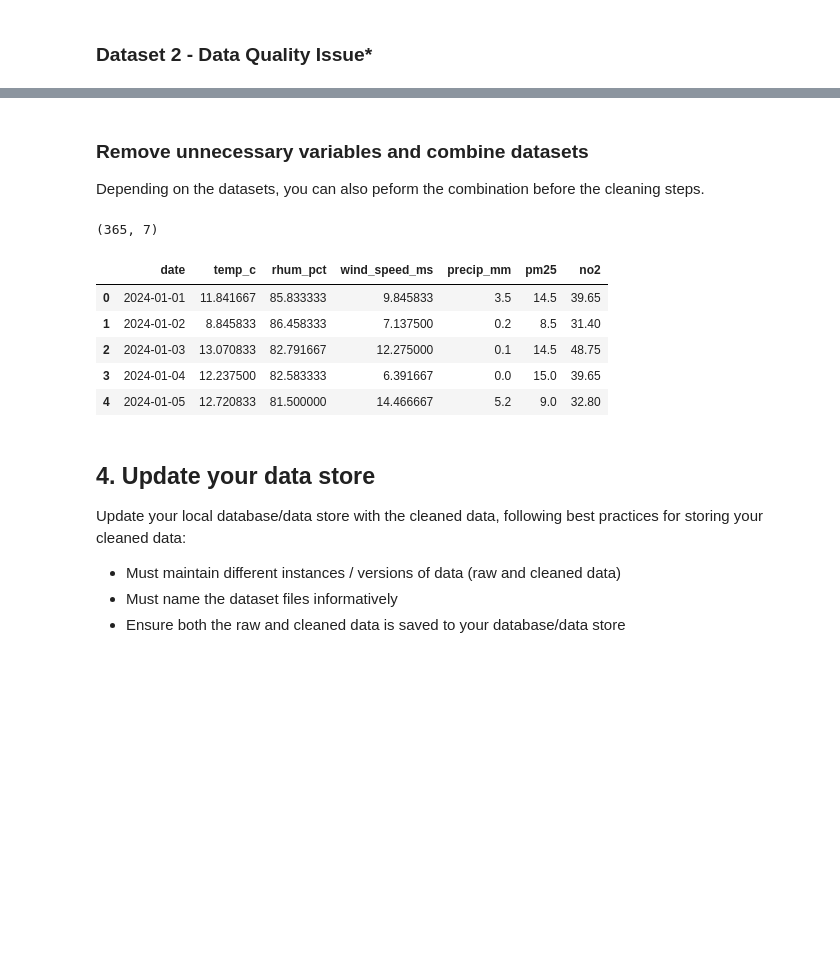
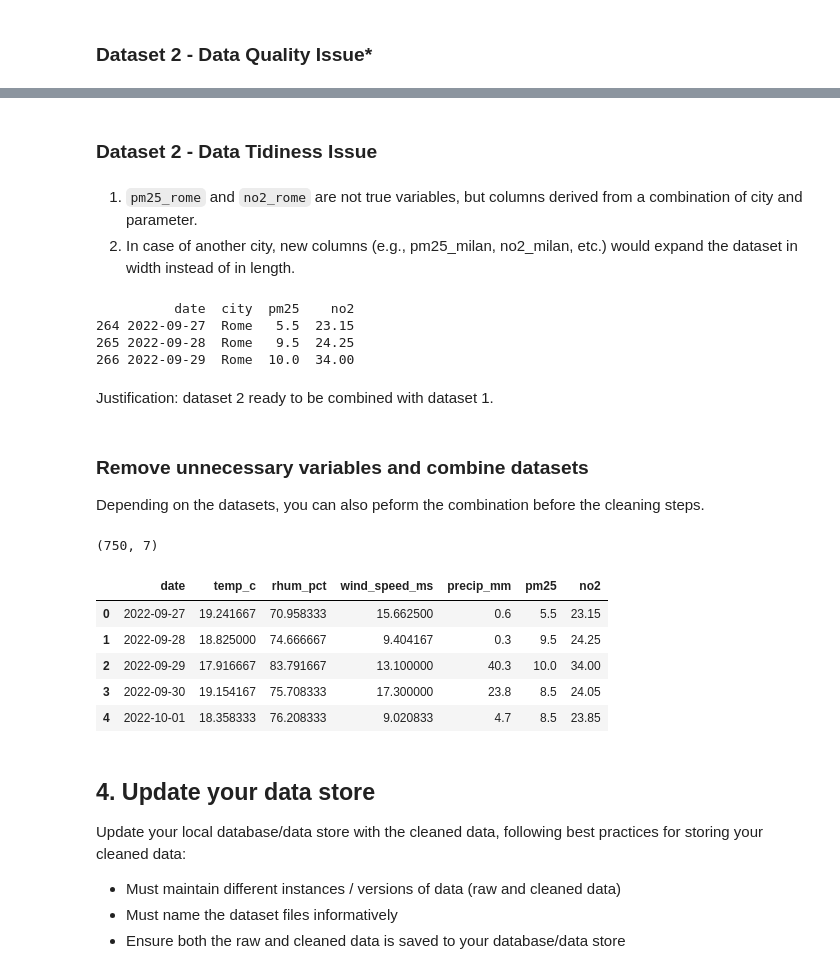
Before and after one commit to scarpl/Data_wrangling_with_python, a Jupyter notebook: data_wrangling_project_filled.ipynb, the cells around one changed output, grey strips where cells are left out. Saved outputs shown, nothing was run; the diff lists cells and outputs as text; code cells hidden in the pictures; blank space fills up the shorter version.

Commit message:
Added more years to  comply with the project requirements and to ensure a comprehensive dataset for analysis.

```diff
--- a/data_wrangling_project_filled.ipynb
+++ b/data_wrangling_project_filled.ipynb
@@ -56,9 +56,11 @@ from modules.openmeteo_weather import build_weather_daily
 weather_df_daily = build_weather_daily(
     lat=41.9028,
     lon=12.4964,
-    start="2024-01-01",
+    start="2022-01-01",
     end="2024-12-31",
+    timezone="Europe/Rome"
+)
 
-)
-weather_df_daily.head()
+print(weather_df_daily.head(3))
+print(weather_df_daily.tail(3))
 # %% [output]
@@ -81,8 +85,13 @@ weather_df_daily.head()
 from modules.openaq_loader import OpenAQClient, load_and_aggregate_from_openaq
 import pandas as pd
 
+# Import the air quality data into a DataFrame
+aq_daily_2022= pd.read_csv("data/raw/air_quality_rome_2022.csv")
+aq_daily_2023 = pd.read_csv("data/raw/air_quality_rome_2023.csv")
+aq_daily_2024 = pd.read_csv("data/raw/air_quality_rome_2024.csv")
 
-# Import the air quality data into a DataFrame
-aq_daily = pd.read_csv("data/raw/air_quality_rome_2024.csv")
-aq_daily.head()
+aq_daily= pd.concat([aq_daily_2022, aq_daily_2023, aq_daily_2024], ignore_index=True)
+
+print(aq_daily.head(3))
+print(aq_daily.tail(3))
 # %% [output]
@@ -293,6 +355,8 @@ Justification: since date will be used as key in the merge of Dataset 1 with Dat
 # Convert 'date' columns to datetime.date type
 daily_aq_df['date'] = pd.to_datetime(daily_aq_df['date'], errors='coerce', utc=True).dt.tz_convert(None).dt.normalize()
 
+daily_aq_df.dropna(subset=['pm25', 'no2'], inplace=True)
+
 daily_aq_df.info()
 # %% [output]
 <class 'pandas.core.frame.DataFrame'>
@@ -311,3 +381,20 @@ Justification: since date will be used as key in the merge of Dataset 1 with Dat
+# %% [markdown]
+### Dataset 2 - Data Tidiness Issue
+# %% [markdown]
+1. `pm25_rome` and `no2_rome` are not true variables, but columns derived from a combination of city and parameter.
+2. In case of another city, new columns (e.g., pm25_milan, no2_milan, etc.) would expand the dataset in width instead of in length.
+# %%
+# Remove the "_rome" suffix from the pollutant names
+daily_aq_df = daily_aq_df.rename(columns={"pm25_rome": "pm25", "no2_rome": "no2"})
+
+print(daily_aq_df.head(3))
+# %% [output]
+          date  city  pm25    no2
+264 2022-09-27  Rome   5.5  23.15
+265 2022-09-28  Rome   9.5  24.25
+266 2022-09-29  Rome  10.0  34.00
+# %% [markdown]
+Justification: dataset 2 ready to be combined with dataset 1.
 # %% [markdown]
 ### **Remove unnecessary variables and combine datasets**
 
@@ -315,20 +402,24 @@ Depending on the datasets, you can also peform the combination before the cleani
 # %%
 #Combine the datasets
 merged = daily_weather_df.merge(daily_aq_df, on="date", how="inner")
 
 # Remove the 'city' column from the merged DataFrame
 merged.drop(columns=["city"], inplace=True)
 
 print(merged.shape)
+assert merged.shape[0]
+
+merged.isna().sum()
+
 merged.head()
 # %% [output]
-(365, 7)
+(750, 7)
 |  | date | temp_c | rhum_pct | wind_speed_ms | precip_mm | pm25 | no2 |
-| 0 | 2024-01-01 | 11.841667 | 85.833333 | 9.845833 | 3.5 | 14.5 | 39.65 |
-| 1 | 2024-01-02 | 8.845833 | 86.458333 | 7.137500 | 0.2 | 8.5 | 31.40 |
-| 2 | 2024-01-03 | 13.070833 | 82.791667 | 12.275000 | 0.1 | 14.5 | 48.75 |
-| 3 | 2024-01-04 | 12.237500 | 82.583333 | 6.391667 | 0.0 | 15.0 | 39.65 |
-| 4 | 2024-01-05 | 12.720833 | 81.500000 | 14.466667 | 5.2 | 9.0 | 32.80 |
+| 0 | 2022-09-27 | 19.241667 | 70.958333 | 15.662500 | 0.6 | 5.5 | 23.15 |
+| 1 | 2022-09-28 | 18.825000 | 74.666667 | 9.404167 | 0.3 | 9.5 | 24.25 |
+| 2 | 2022-09-29 | 17.916667 | 83.791667 | 13.100000 | 40.3 | 10.0 | 34.00 |
+| 3 | 2022-09-30 | 19.154167 | 75.708333 | 17.300000 | 23.8 | 8.5 | 24.05 |
+| 4 | 2022-10-01 | 18.358333 | 76.208333 | 9.020833 | 4.7 | 8.5 | 23.85 |
 # %% [markdown]
 ## 4. Update your data store
 Update your local database/data store with the cleaned data, following best practices for storing your cleaned data:
```
Also changed, not shown: parts of 30 cells of this notebook, 6 other files.
